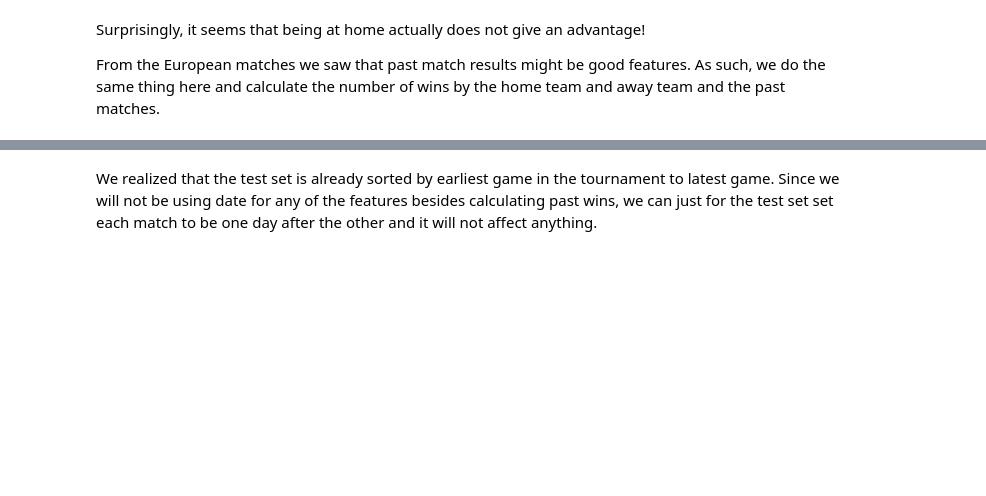
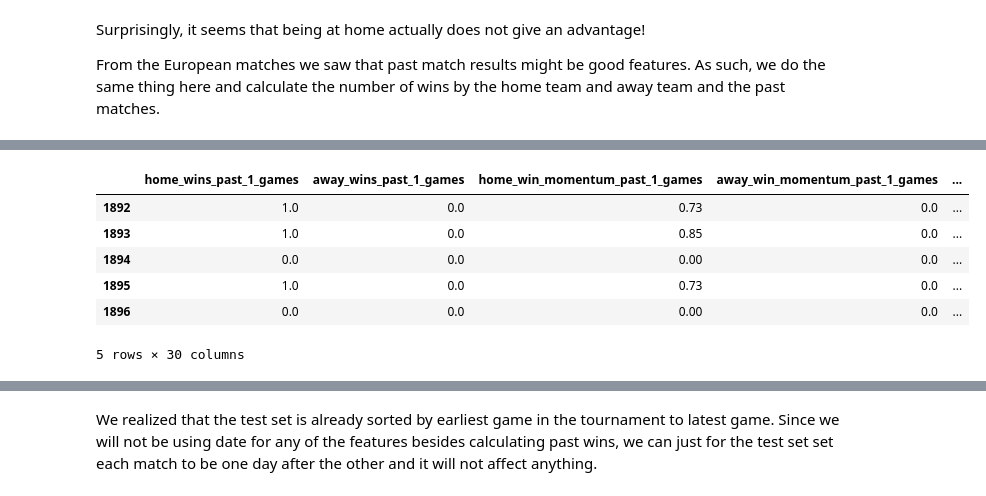
Before and after one commit to AC209aWC2018/World-Cup-2018, a Jupyter notebook: sofifa/momentum.ipynb, the cells around one changed output, grey strips where cells are left out. Saved outputs shown, nothing was run; the diff lists cells and outputs as text; code cells hidden in the pictures; blank space fills up the shorter version.

```diff
--- a/sofifa/momentum.ipynb
+++ b/sofifa/momentum.ipynb
@@ -124,8 +175,18 @@ def get_wins_in_last_matches(df_row, df, num_games, team_id_col = ['home_team',
 #         return (wins, len(past_games))
 # %%
 wins_past_x_games = {}
+win_momentum_past_x_games = {}
+lose_momentum_past_x_games = {}
 for index, row in train_sorted.iterrows():
     for i in range(1, 6):
         if i not in wins_past_x_games.keys():
             wins_past_x_games[i] = []
-        wins_past_x_games[i].append(get_wins_in_last_matches(row, train_sorted, i))
+            win_momentum_past_x_games[i] = []
+            lose_momentum_past_x_games[i] = []
+        # results = (home_wins, away_wins,home_win_momentum,home_lose_momentum,away_win_momentum,away_lose_momentum)
+        results = get_wins_in_last_matches(row, train_sorted, i)
+
+        # these stats are saved in (home,away) format
+        wins_past_x_games[i].append((results[0],results[1]))
+        win_momentum_past_x_games[i].append((results[2],results[4]))
+        lose_momentum_past_x_games[i].append((results[3],results[5]))
@@ -142,3 +219,13 @@ for i in range(1, 6):
+# %%
+wins_past_x_games_df.tail()
+# %% [output]
+|  | home_wins_past_1_games | away_wins_past_1_games | home_win_momentum_past_1_games | away_win_momentum_past_1_games | ... |
+| 1892 | 1.0 | 0.0 | 0.73 | 0.0 | ... |
+| 1893 | 1.0 | 0.0 | 0.85 | 0.0 | ... |
+| 1894 | 0.0 | 0.0 | 0.00 | 0.0 | ... |
+| 1895 | 1.0 | 0.0 | 0.73 | 0.0 | ... |
+| 1896 | 0.0 | 0.0 | 0.00 | 0.0 | ... |
+5 rows × 30 columns
 # %%
 #against each other
 wins_home_against_away_past_x_games = {}
```
Also changed, not shown: parts of 19 cells of this notebook, 5 other files.
